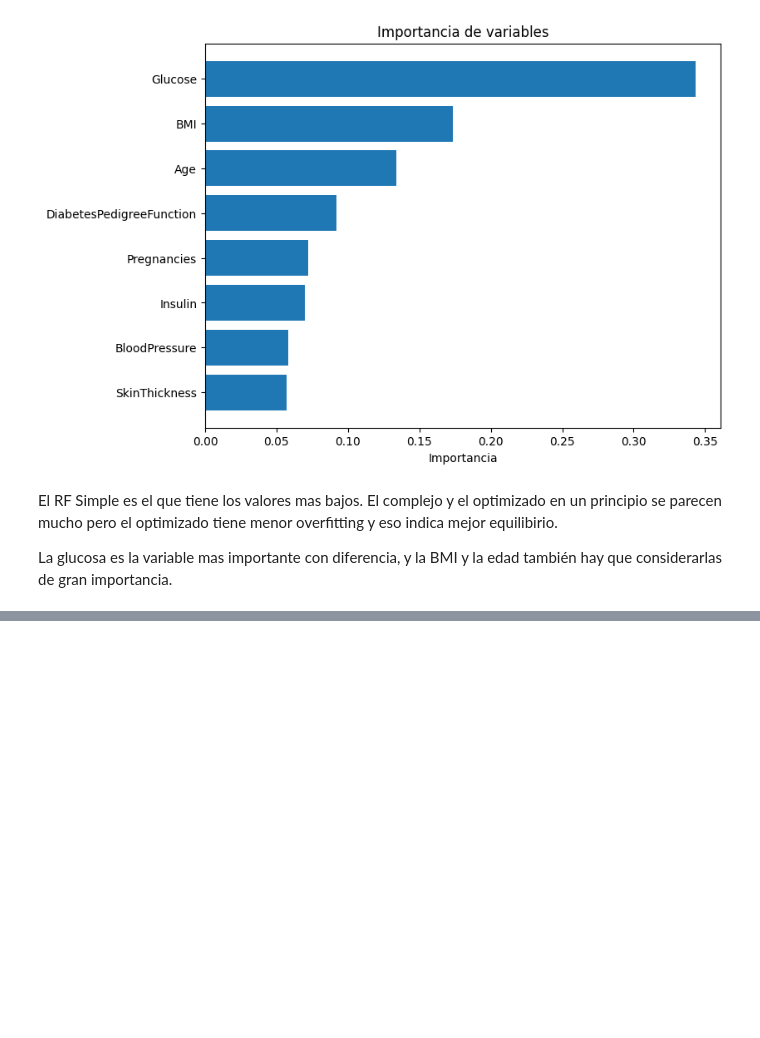
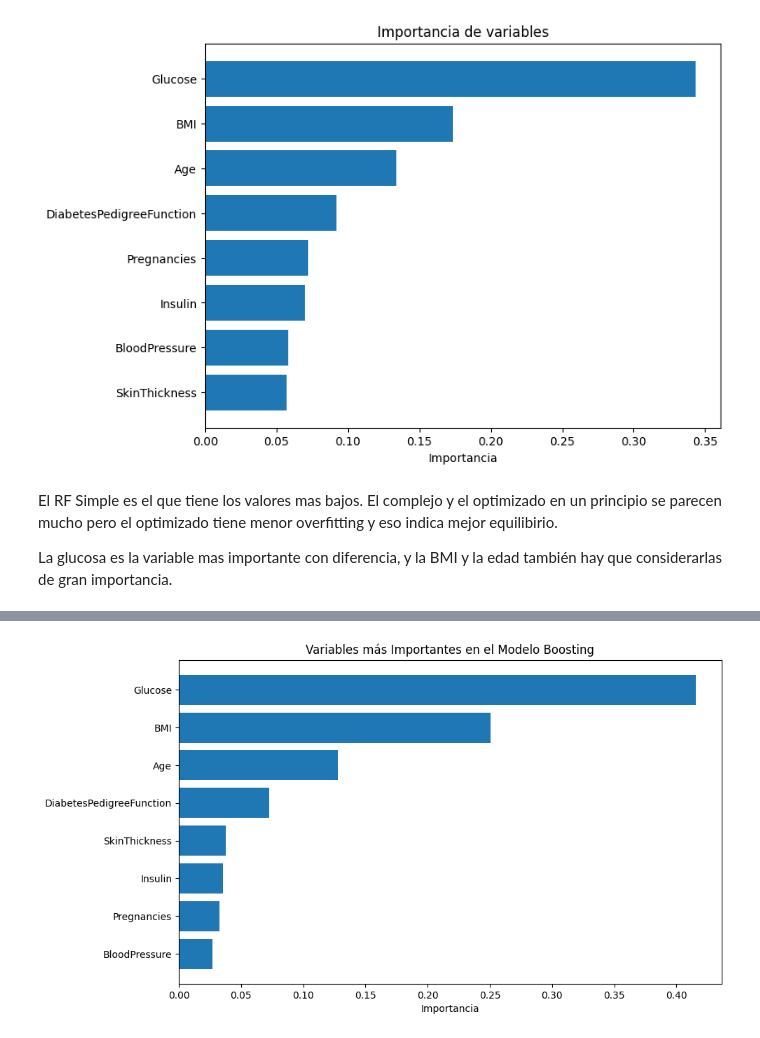
Before and after one commit to 4GeeksAcademy/esanchez_boosting, a Jupyter notebook: src/explore.ipynb, the cells around one changed output, grey strips where cells are left out. Saved outputs shown, nothing was run; the diff lists cells and outputs as text; code cells hidden in the pictures; blank space fills up the shorter version.

```diff
--- a/src/explore.ipynb
+++ b/src/explore.ipynb
@@ -549,0 +679,5 @@ La glucosa es la variable mas importante con diferencia, y la BMI y la edad tamb
+# %%
+#Nos quedamos con el Boosting ID=1 : Boosting (d=5, lr=0.01) porque todos
+#sus valores son los más altos.
+best_boost = CustomBoosting(n_estimators=100, max_depth=5, learning_rate=0.01, random_state=42)
+best_boost.fit(X_train, y_train)
@@ -549,0 +688,15 @@ La glucosa es la variable mas importante con diferencia, y la BMI y la edad tamb
+# %%
+#importancias de las variables en el boosting
+importancias = best_boost.feature_importances_
+df_importancias = pd.DataFrame({
+    'Variable': X_train.columns,
+    'Importancia': importancias
+}).sort_values('Importancia', ascending=False)
+plt.figure(figsize=(10, 6))
+plt.barh(df_importancias['Variable'], df_importancias['Importancia'])
+plt.xlabel('Importancia')
+plt.title('Variables más Importantes en el Modelo Boosting')
+plt.gca().invert_yaxis()
+plt.show()
+# %% [output]
+[figure, added]
```
Also changed, not shown: parts of 12 cells of this notebook.
